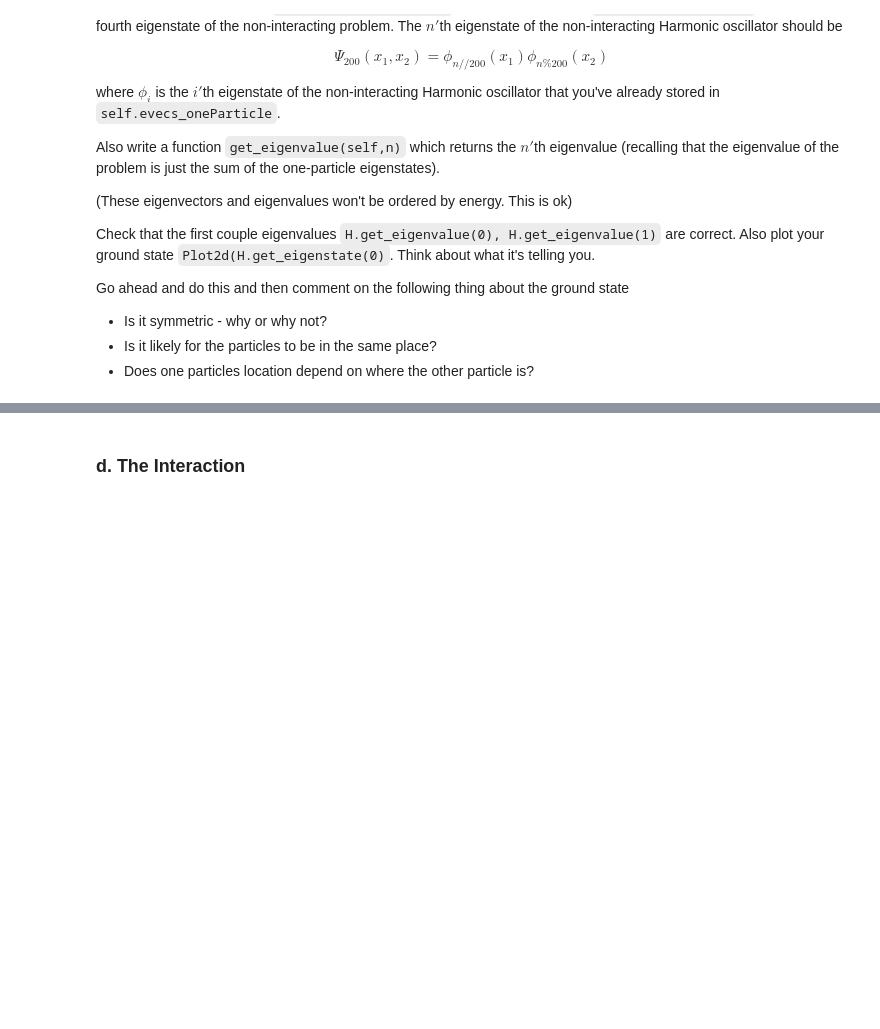
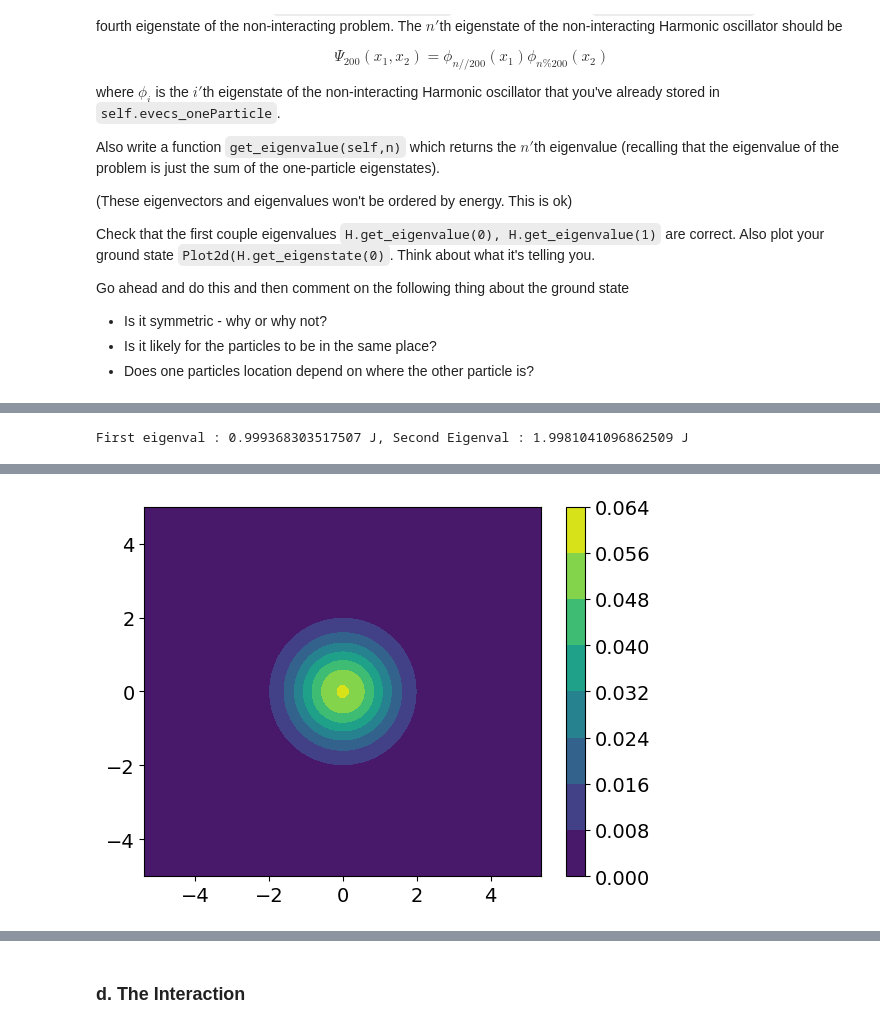
Before and after one commit to mvela31/PHYS487hws, a Jupyter notebook: quantum_mechanics/PerturbationTheory.ipynb, the cells around one changed output, grey strips where cells are left out. Saved outputs shown, nothing was run; the diff lists cells and outputs as text; code cells hidden in the pictures; blank space fills up the shorter version.

```diff
--- a/quantum_mechanics/PerturbationTheory.ipynb
+++ b/quantum_mechanics/PerturbationTheory.ipynb
@@ -289,0 +321,13 @@ Go ahead and do this and then comment on the following thing about the ground st
+# %%
+###ANSWER HERE
+""" This is implemented in the class.
+  def get_eigenstate(n):
+    return np.kron(self.evecs_oneParticle[:,n//200],self.evecs_oneParticle[:,n%200])
+
+  def get_eigenvalue(n):
+    return self.evals_oneParticle[n//200] + self.evals_oneParticle[n%200]
+"""
+print(f"First eigenval : {H.get_eigenvalue(0)} J, Second Eigenval : {H.get_eigenvalue(1)} J")
+Plot2d(H.get_eigenstate(0), False)
+# %% [output]
+First eigenval : 0.999368303517507 J, Second Eigenval : 1.9981041096862509 J
@@ -290,2 +335,3 @@ Go ahead and do this and then comment on the following thing about the ground st
+[figure, added]
 # %% [markdown]
 <div><img src="https://clark.physics.illinois.edu/246img/AnsEnd.svg" width=200 align=left alt="Answer (start)"></img><br></div>
```
Also changed, not shown: parts of 20 cells of this notebook.
